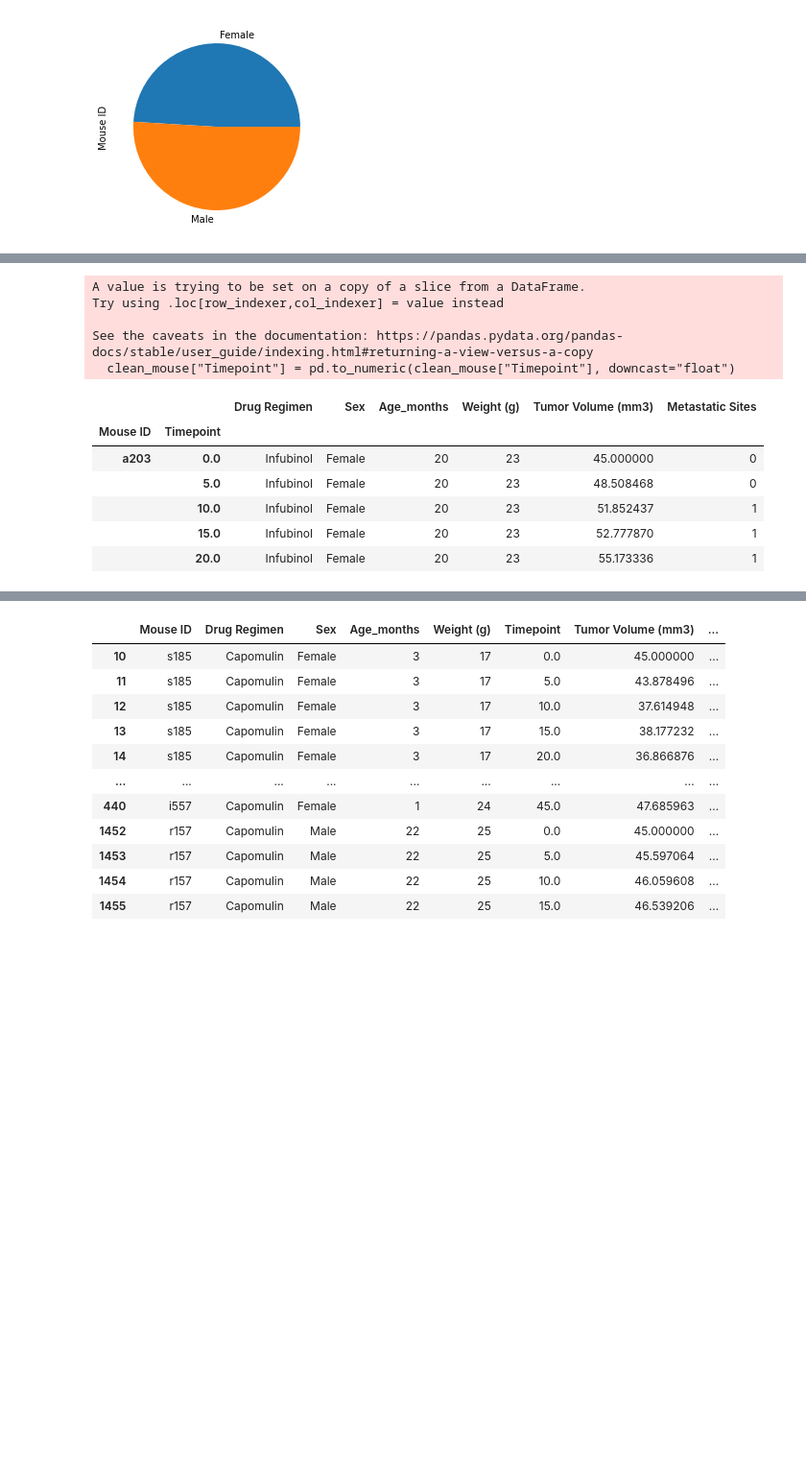
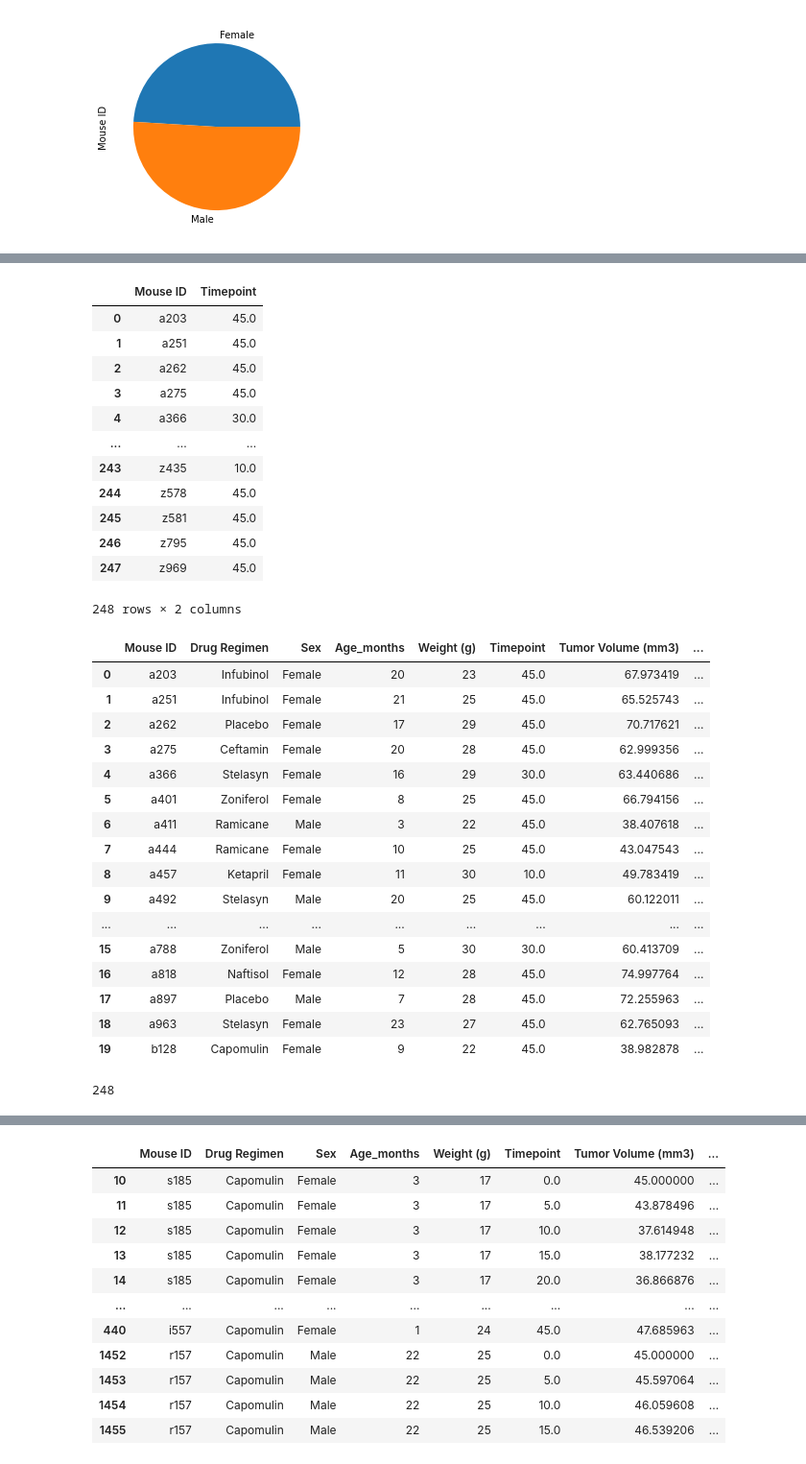
Before and after one commit to anajuarezar/matplotlib-challenge, a Jupyter notebook: pymaceuticals.ipynb, the cells around one changed output, grey strips where cells are left out. Shown at 96% size. Cells and saved outputs as stored; diff of their text form; code cells hidden in the pictures; blank space fills up the shorter version.

```diff
--- a/pymaceuticals.ipynb
+++ b/pymaceuticals.ipynb
@@ -220,20 +254,44 @@ Text(0, 0.5, 'Mouse ID')
 # %%
 # Start by getting the last (greatest) timepoint for each mouse
-clean_mouse["Timepoint"] = pd.to_numeric(clean_mouse["Timepoint"], downcast="float")
-latest_entry = clean_mouse.groupby(["Mouse ID", "Timepoint"]).max()
-latest_entry.head()
+latest_entry = clean_mouse.groupby(["Mouse ID"])["Timepoint"].max()
+latest_entry.reset_index()
 # %% [output]
+|  | Mouse ID | Timepoint |
+| 0 | a203 | 45.0 |
+| 1 | a251 | 45.0 |
+| 2 | a262 | 45.0 |
+| 3 | a275 | 45.0 |
+| 4 | a366 | 30.0 |
+| ... | ... | ... |
+| 243 | z435 | 10.0 |
+| 244 | z578 | 45.0 |
+| 245 | z581 | 45.0 |
+| 246 | z795 | 45.0 |
+| 247 | z969 | 45.0 |
-A value is trying to be set on a copy of a slice from a DataFrame.
-Try using .loc[row_indexer,col_indexer] = value instead
-
-See the caveats in the documentation: https://pandas.pydata.org/pandas-docs/stable/user_guide/indexing.html#returning-a-view-versus-a-copy
-  clean_mouse["Timepoint"] = pd.to_numeric(clean_mouse["Timepoint"], downcast="float")
+248 rows × 2 columns
-|  |  | Drug Regimen | Sex | Age_months | Weight (g) | Tumor Volume (mm3) | Metastatic Sites |
-| Mouse ID | Timepoint |  |  |  |  |  |  |
-| a203 | 0.0 | Infubinol | Female | 20 | 23 | 45.000000 | 0 |
-|  | 5.0 | Infubinol | Female | 20 | 23 | 48.508468 | 0 |
-|  | 10.0 | Infubinol | Female | 20 | 23 | 51.852437 | 1 |
-|  | 15.0 | Infubinol | Female | 20 | 23 | 52.777870 | 1 |
-|  | 20.0 | Infubinol | Female | 20 | 23 | 55.173336 | 1 |
 # %%
 # Merge this group df with the original dataframe to get the tumor volume at the last timepoint
+new_merge = pd.merge(clean_mouse, latest_entry, on=["Mouse ID", "Timepoint"], how="right")
+new_merge.head(20)
+# %% [output]
+|  | Mouse ID | Drug Regimen | Sex | Age_months | Weight (g) | Timepoint | Tumor Volume (mm3) | ... |
+| 0 | a203 | Infubinol | Female | 20 | 23 | 45.0 | 67.973419 | ... |
+| 1 | a251 | Infubinol | Female | 21 | 25 | 45.0 | 65.525743 | ... |
+| 2 | a262 | Placebo | Female | 17 | 29 | 45.0 | 70.717621 | ... |
+| 3 | a275 | Ceftamin | Female | 20 | 28 | 45.0 | 62.999356 | ... |
+| 4 | a366 | Stelasyn | Female | 16 | 29 | 30.0 | 63.440686 | ... |
+| 5 | a401 | Zoniferol | Female | 8 | 25 | 45.0 | 66.794156 | ... |
+| 6 | a411 | Ramicane | Male | 3 | 22 | 45.0 | 38.407618 | ... |
+| 7 | a444 | Ramicane | Female | 10 | 25 | 45.0 | 43.047543 | ... |
+| 8 | a457 | Ketapril | Female | 11 | 30 | 10.0 | 49.783419 | ... |
+| 9 | a492 | Stelasyn | Male | 20 | 25 | 45.0 | 60.122011 | ... |
+| ... | ... | ... | ... | ... | ... | ... | ... | ... |
+| 15 | a788 | Zoniferol | Male | 5 | 30 | 30.0 | 60.413709 | ... |
+| 16 | a818 | Naftisol | Female | 12 | 28 | 45.0 | 74.997764 | ... |
+| 17 | a897 | Placebo | Male | 7 | 28 | 45.0 | 72.255963 | ... |
+| 18 | a963 | Stelasyn | Female | 23 | 27 | 45.0 | 62.765093 | ... |
+| 19 | b128 | Capomulin | Female | 9 | 22 | 45.0 | 38.982878 | ... |
+# %%
+new_merge["Mouse ID"].nunique()
+# %% [output]
+248
```
Also changed, not shown: parts of 10 cells of this notebook.
